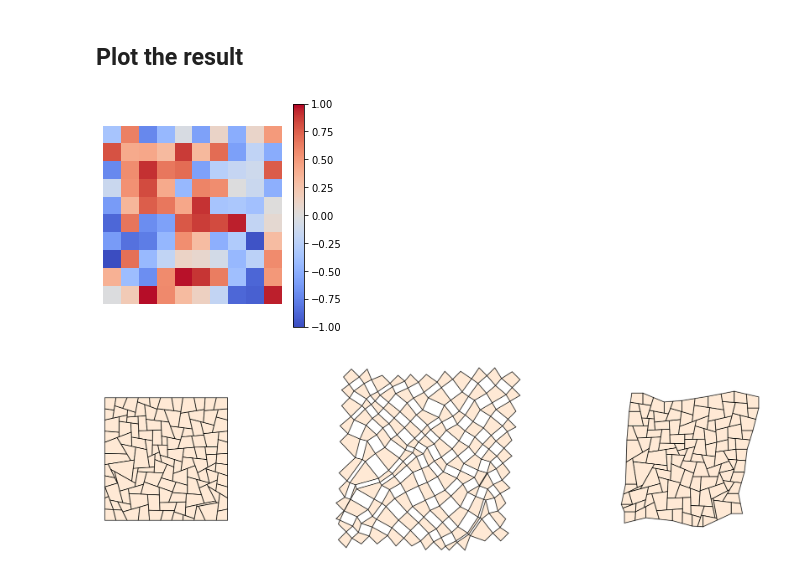
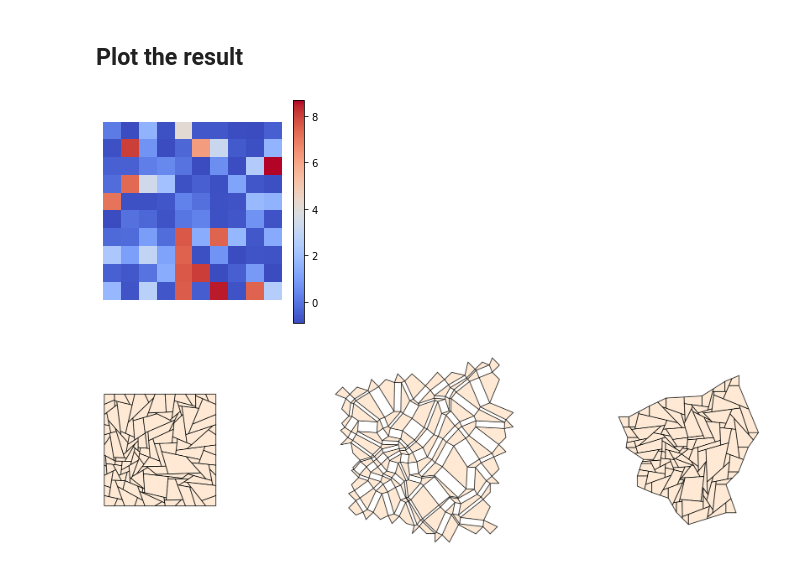
Before and after one commit to garyptchoi/additive-kirigami, a Jupyter notebook: Demo_random_design.ipynb, the cells around one changed output. Cells and saved outputs as stored; diff of their text form; code cells hidden in the pictures.

```diff
--- a/Demo_random_design.ipynb
+++ b/Demo_random_design.ipynb
@@ -37,8 +37,8 @@ boundary_offsets = [[0.0]*height, [0.0]*width, [0.0]*height, [0.0]*width]
 # %% [markdown]
 ## Generate random offsets and get the resulting kirigami pattern
 # %%
-# create random offsets within (-1,1)
-interior_offsets = (np.random.rand(height, width) * 2.0 - 1)*0.99
+# create random offsets within (-0.9, 9)
+interior_offsets = np.power(10, np.random.rand(height,width) * 2 - 1) - 1
 
 # get the resulting random kirigami pattern using the linear inverse design method
 structure.linear_inverse_design(np.vstack(boundary_points), corners, interior_offsets, boundary_offsets)
@@ -50,29 +50,28 @@ structure.make_hinge_contact_points()
 # %%
 # plot the offset field
 plt.matshow(interior_offsets, cmap='coolwarm')
-plt.clim(-1, 1)
 plt.axis('off')
 cbar = plt.colorbar()
 
 
 # plot deployment snapshots of the structure created
 num_frames = 3
 phis = np.linspace(np.pi, 0, num_frames)
 panel_size = 10
 fig, axs = plt.subplots(1, num_frames, figsize=(1.2*panel_size*num_frames, panel_size), sharey=True)
 
 for ax_ind, phi in enumerate(phis):
 
     deployed_points, deployed_hinge_contact_points = structure.layout(phi)
     deployed_points = rotate_points(deployed_points, np.array([0, 0]), -(np.pi - phi)/2.0)
 
     deployed_points[:,0] = deployed_points[:,0] - (np.max(deployed_points[:,0])+np.min(deployed_points[:,0]))/2
     deployed_points[:,1] = deployed_points[:,1] - (np.max(deployed_points[:,1])+np.min(deployed_points[:,1]))/2
 
     plot_structure(deployed_points, structure.quads, structure.linkages, axs[ax_ind])
     axs[ax_ind].set_aspect('equal')
 
 #     write_obj('Example_random_' + str(ax_ind) +'.obj', deployed_points, structure.quads)
 # %% [output]
-[figure, old version]
+[figure, new version]
-[figure, old version]
+[figure, new version]
```
